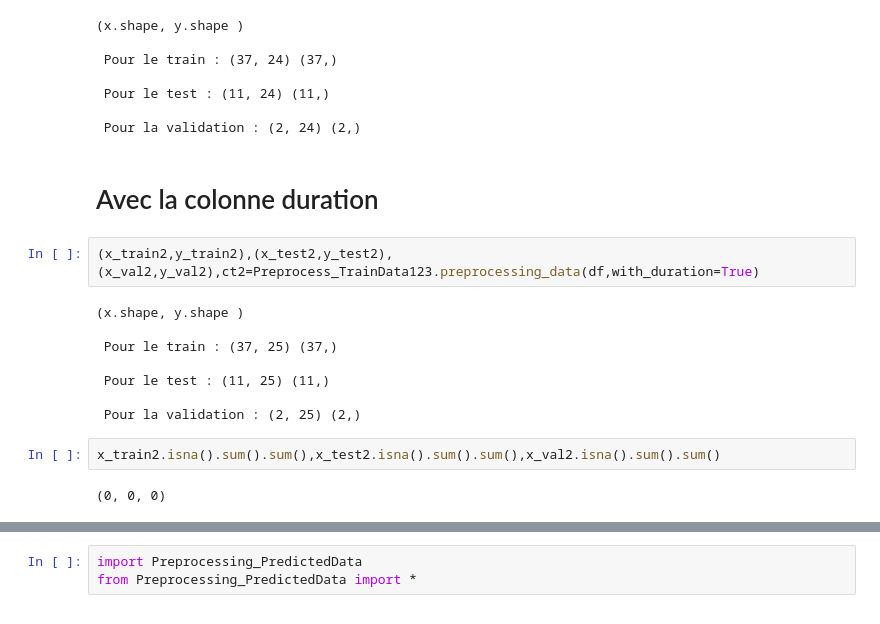
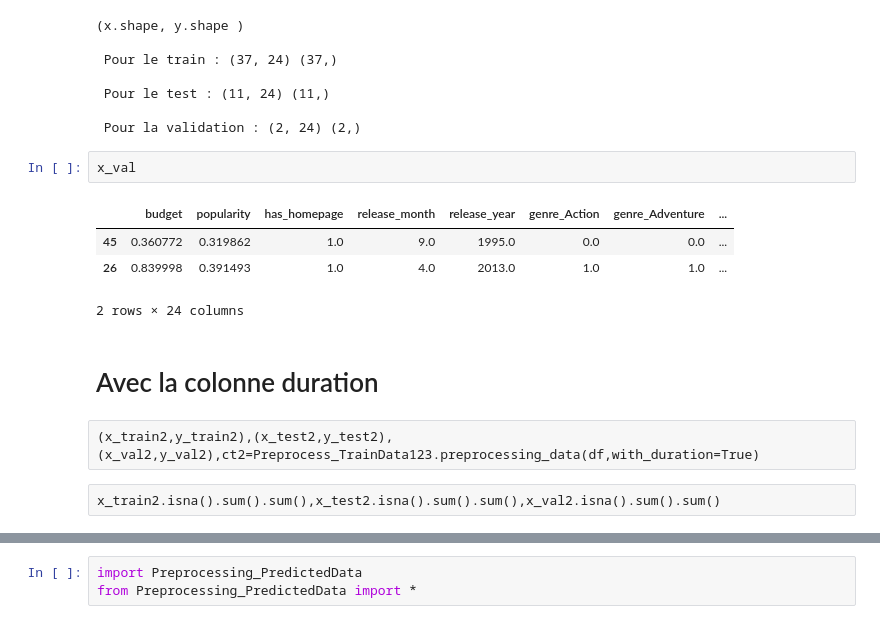
Before and after one commit to jomayans/Projet-Python, a Jupyter notebook: notebooks/Experimentation4.ipynb, the cells around one changed output, grey strips where cells are left out. Drawn from its saved outputs; the diff is of its cells as text.

```diff
--- a/notebooks/Experimentation4.ipynb
+++ b/notebooks/Experimentation4.ipynb
@@ -50,20 +52,17 @@ from  Preprocess_trainData import *
  Pour le test : (11, 24) (11,)
 
  Pour la validation : (2, 24) (2,)
+# %%
+x_val
+# %% [output]
+|  | budget | popularity | has_homepage | release_month | release_year | genre_Action | genre_Adventure | ... |
+| 45 | 0.360772 | 0.319862 | 1.0 | 9.0 | 1995.0 | 0.0 | 0.0 | ... |
+| 26 | 0.839998 | 0.391493 | 1.0 | 4.0 | 2013.0 | 1.0 | 1.0 | ... |
+2 rows × 24 columns
 # %% [markdown]
 # Avec la colonne duration
-# %%
-(x_train2,y_train2),(x_test2,y_test2),(x_val2,y_val2),ct2=Preprocess_TrainData123.preprocessing_data(df,with_duration=True)
-# %% [output]
-(x.shape, y.shape )
-
- Pour le train : (37, 25) (37,)
-
- Pour le test : (11, 25) (11,)
-
- Pour la validation : (2, 25) (2,)
-# %%
-x_train2.isna().sum().sum(),x_test2.isna().sum().sum(),x_val2.isna().sum().sum()
-# %% [output]
-(0, 0, 0)
+# %% [raw]
+(x_train2,y_train2),(x_test2,y_test2),(x_val2,y_val2),ct2=Preprocess_TrainData123.preprocessing_data(df,with_duration=True)
+# %% [raw]
+x_train2.isna().sum().sum(),x_test2.isna().sum().sum(),x_val2.isna().sum().sum()
 # %% [markdown]
```
Also changed, not shown: parts of 55 cells of this notebook, 19 other files.
